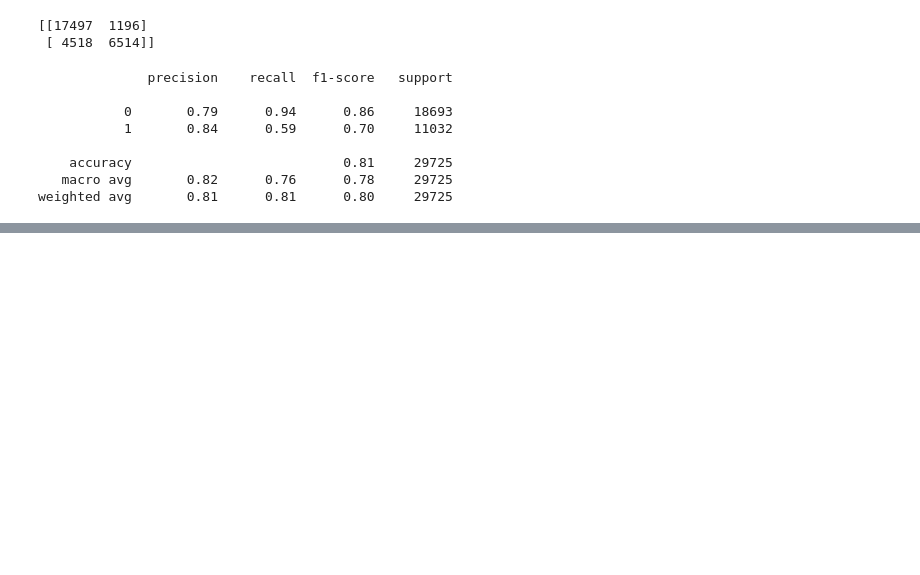
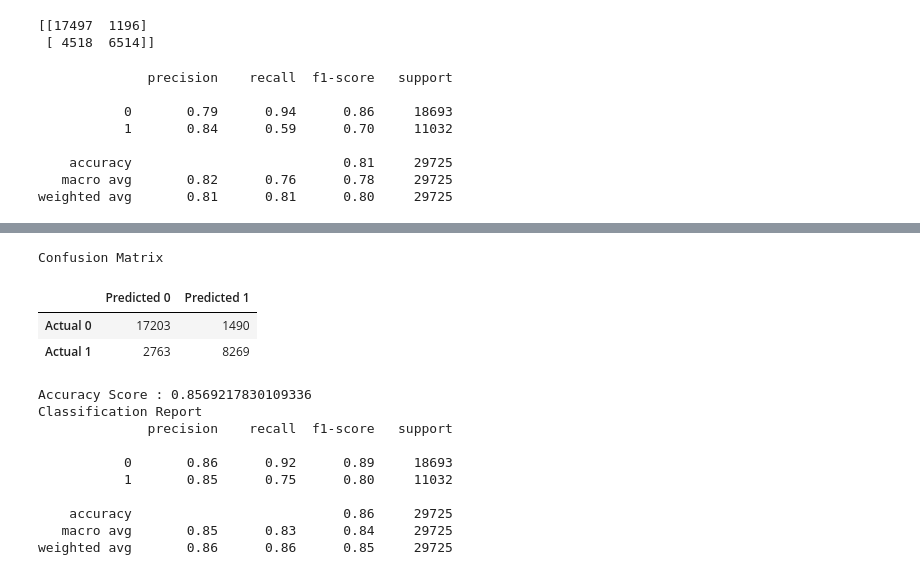
Before and after one commit to abrodyyy/Hotel_Repo, a Jupyter notebook: Hotels_Preprocessing_MLModel.ipynb, the cells around one changed output, grey strips where cells are left out. Cells and saved outputs as stored; diff of their text form; code cells hidden in the pictures; blank space fills up the shorter version.

```diff
--- a/Hotels_Preprocessing_MLModel.ipynb
+++ b/Hotels_Preprocessing_MLModel.ipynb
@@ -346,0 +379,22 @@ weighted avg       0.81      0.81      0.80     29725
+# %%
+# Displaying results
+print("Confusion Matrix")
+display(cm_df)
+print(f"Accuracy Score : {acc_score}")
+print("Classification Report")
+print(classification_report(y_test, predictions))
+# %% [output]
+Confusion Matrix
+|  | Predicted 0 | Predicted 1 |
+| Actual 0 | 17203 | 1490 |
+| Actual 1 | 2763 | 8269 |
+Accuracy Score : 0.8569217830109336
+Classification Report
+              precision    recall  f1-score   support
+
+           0       0.86      0.92      0.89     18693
+           1       0.85      0.75      0.80     11032
+
+    accuracy                           0.86     29725
+   macro avg       0.85      0.83      0.84     29725
+weighted avg       0.86      0.86      0.85     29725
```
Also changed, not shown: parts of 7 cells of this notebook.
